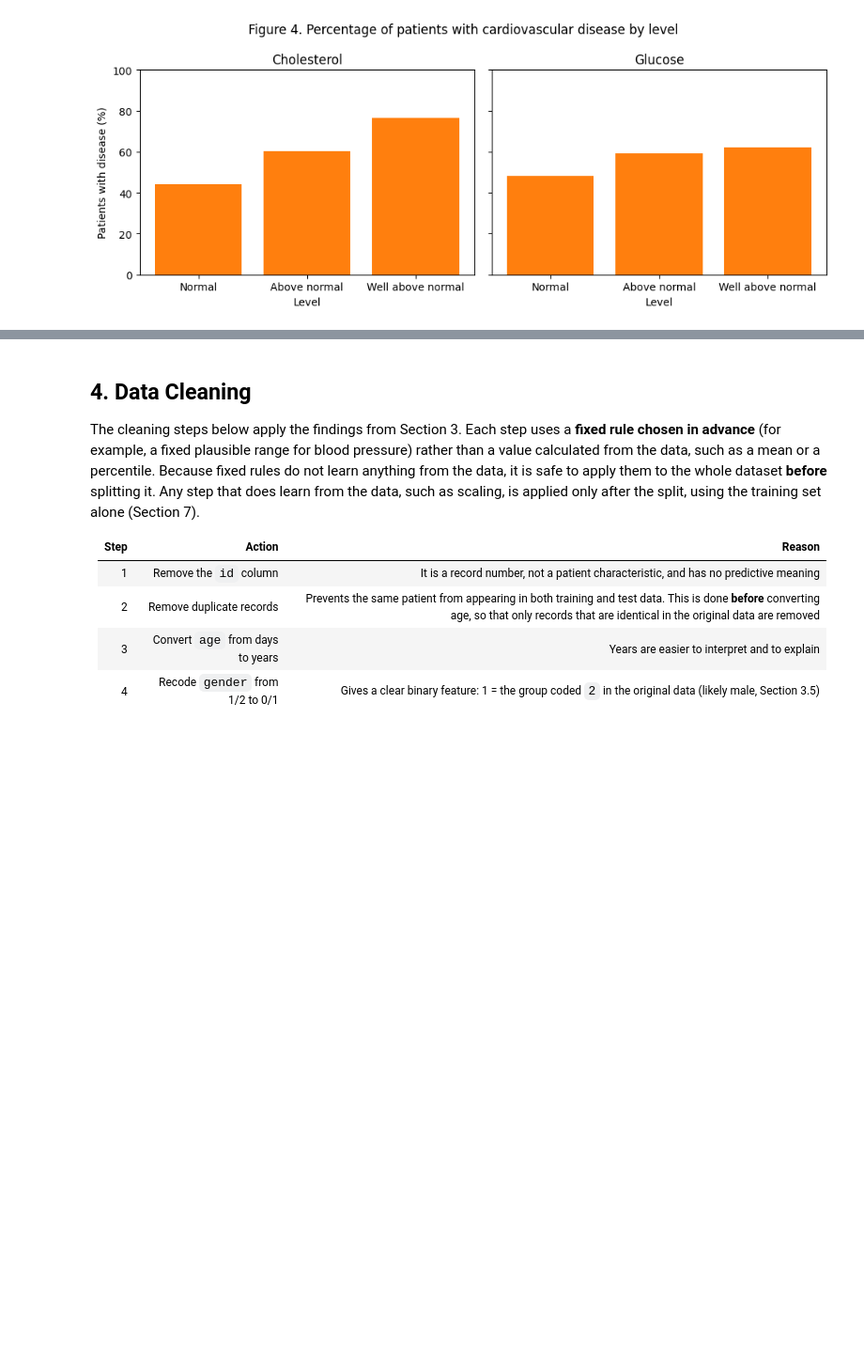
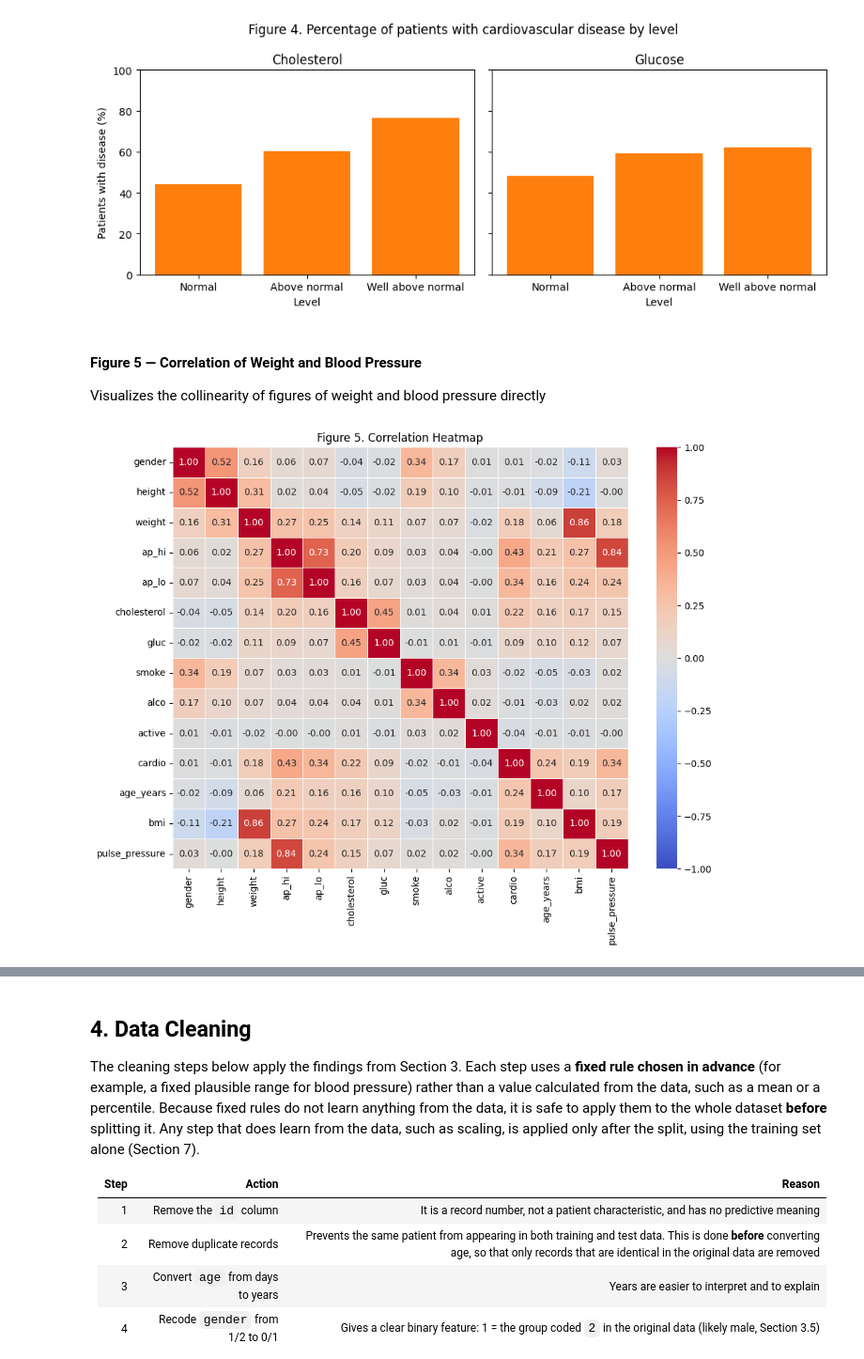
Before and after one commit to Kristina-Kojic/3000-AISE, a Jupyter notebook: DS3000_Project_Group01.ipynb, the cells around one changed output, grey strips where cells are left out. Shown at 94% size. Cells and saved outputs as stored; diff of their text form; code cells hidden in the pictures; blank space fills up the shorter version.

```diff
--- a/DS3000_Project_Group01.ipynb
+++ b/DS3000_Project_Group01.ipynb
@@ -359,6 +409,28 @@ plt.tight_layout()
 plt.show()
 # %% [output]
 [figure]
+# %% [markdown]
+#### Figure 5 — Correlation of Weight and Blood Pressure
+Visualizes the collinearity of figures of weight and blood pressure directly
+# %%
+# Compute correlation matrix on engineered features
+corr = clean_df.corr(numeric_only=True)
+
+plt.figure(figsize=(10, 8))
+sns.heatmap(
+    corr,
+    annot=True,
+    fmt=".2f",
+    cmap="coolwarm",
+    vmin=-1,
+    vmax=1,
+    linewidths=0.5,
+)
+plt.title("Figure 5. Correlation Heatmap")
+plt.tight_layout()
+plt.show()
+# %% [output]
+[figure, added]
 # %% [markdown]
 ### 3.5 Key findings from the EDA
 
```
Also changed, not shown: parts of 9 cells of this notebook.
